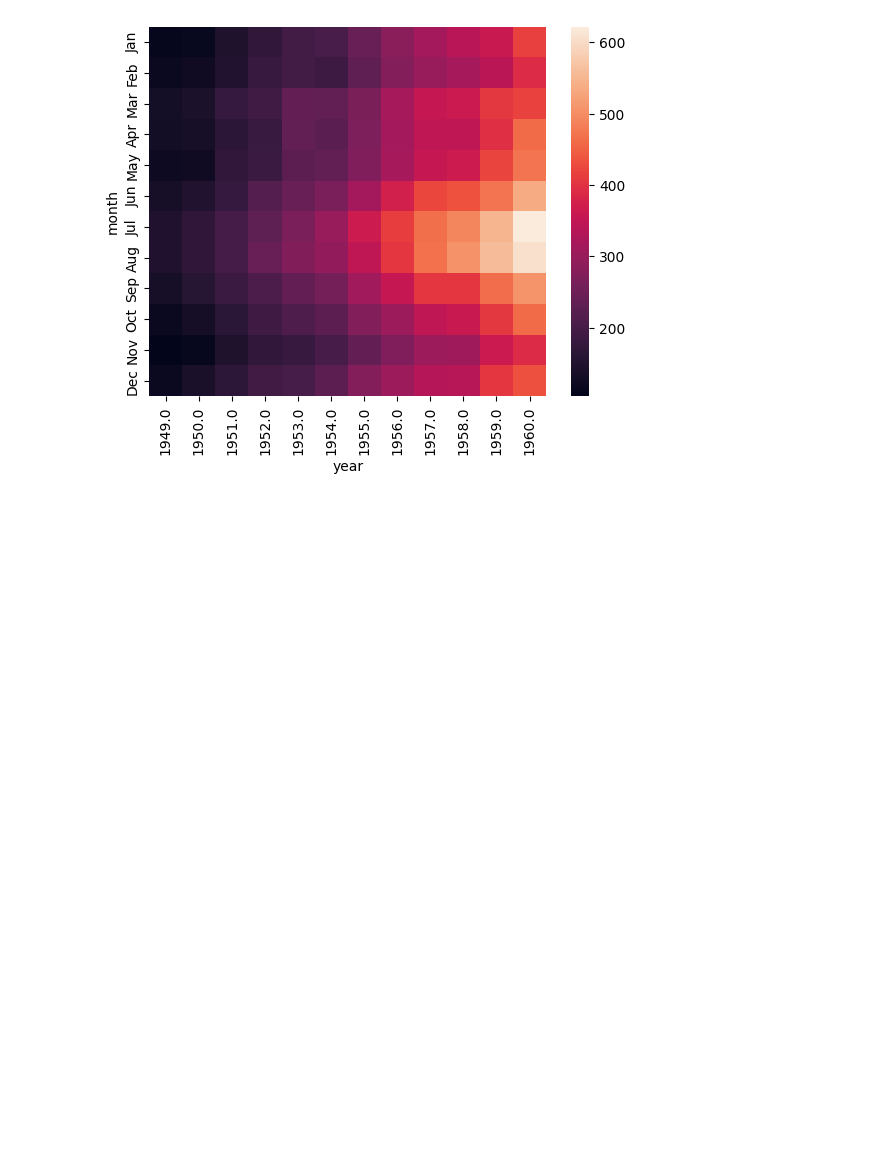
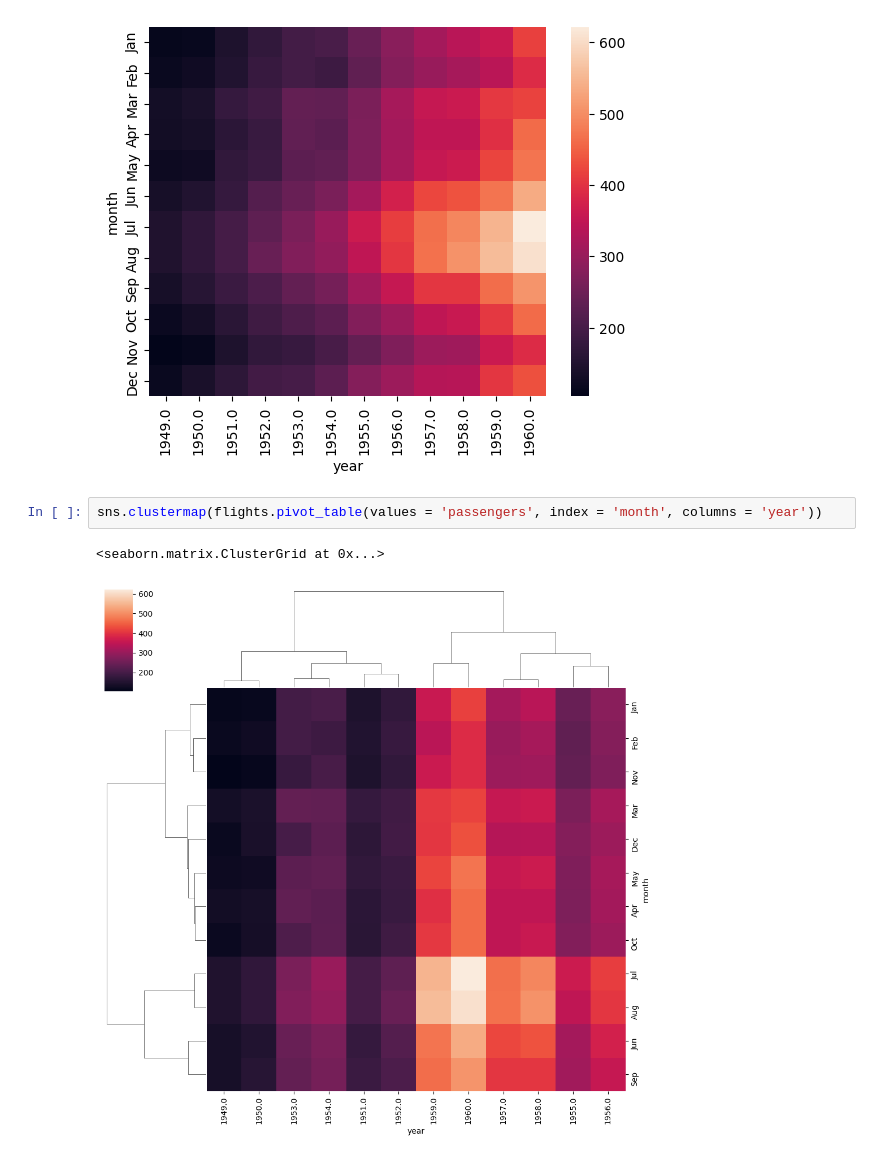
Before and after one commit to theakash07/100_Days_Machine_Learning, a Jupyter notebook: Day21EDA_using_Bivariate_and_Multivariate_Analysis.ipynb, the cells around one changed output. Cells and saved outputs as stored; diff of their text form; blank space fills up the shorter version.

```diff
--- a/Day21EDA_using_Bivariate_and_Multivariate_Analysis.ipynb
+++ b/Day21EDA_using_Bivariate_and_Multivariate_Analysis.ipynb
@@ -295,3 +295,8 @@ sns.heatmap(flights.pivot_table(values = 'passengers', index = 'month', columns
 # %% [output]
 <Axes: xlabel='year', ylabel='month'>
 [figure]
+# %%
+sns.clustermap(flights.pivot_table(values = 'passengers', index = 'month', columns = 'year'))
+# %% [output]
+<seaborn.matrix.ClusterGrid at 0x...>
+[figure, added]
```
